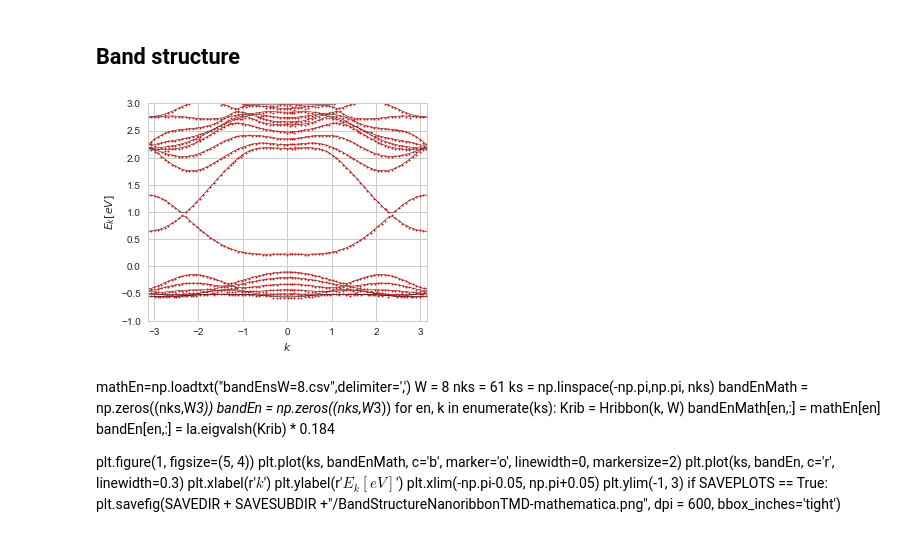
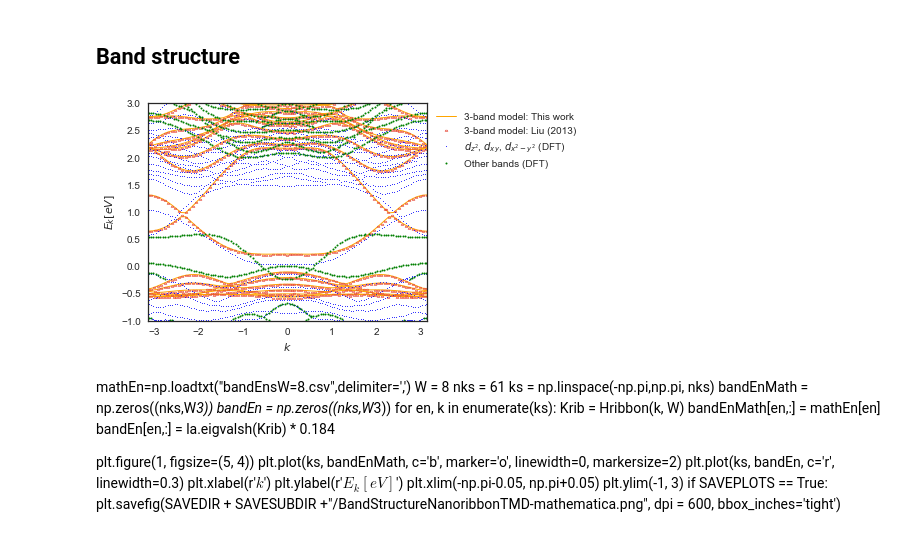
Before and after one commit to SriramanT/qmc_master_code, a Jupyter notebook: ANALYTICAL/src/hubbard-mf.ipynb, the cells around one changed output. Cells and saved outputs as stored; diff of their text form; code cells hidden in the pictures.

```diff
--- a/ANALYTICAL/src/hubbard-mf.ipynb
+++ b/ANALYTICAL/src/hubbard-mf.ipynb
@@ -15,9 +15,9 @@ cwd = os.getcwd()
 import seaborn as sns
 sns.set()
 sns.set_style("white")
-sns.set_palette(sns.diverging_palette(220, 20, n=6))
+sns.set_palette(sns.diverging_palette(230, 20, n=6))
 
-SAVEPLOTS = False
+SAVEPLOTS = True
 
 SAVEDIR = "../plots/mf-hubbard"
 if not os.path.exists(SAVEDIR):
@@ -145,7 +145,7 @@ for idx, U in enumerate(Us):
         m[fill] = (Nup[fill] - Ndown[fill]) / Np
 
     ax.plot(m, E, label = '$\quadU=$' + r'' + str(U), linewidth = 0.5)
-    lgd = ax.legend(bbox_to_anchor=(1.05, 1), loc=2, borderaxespad=0.)
+    lgd = ax.legend(loc=4, borderaxespad=0., ncol = 2, columnspacing = 0.5, fontsize = 'small', mode = "expand")
     plt.title(r'$t=$' + r'' + str(t) + r'$\quadN=$' \
               + r'' + str(N) + r'$\quad\rho=$' + r'' + str(1/filling))
 
@@ -1184,30 +1186,35 @@ array([[ 0.-0.j,  0.+0.j,  0.-0.j,  0.+0.j,  0.+0.j,  0.+0.j,  0.-0.j,
 # %% [markdown]
 ## Band structure
 # %%
-SAVEPLOTS = False
+SAVEPLOTS = True
 
 bandLiu=np.loadtxt("bandLiu2013.csv",delimiter=',')
-sns.set_style("whitegrid")
+bandBlue=np.loadtxt("bandsInBlue.csv",delimiter=',')
+bandGreen=np.loadtxt("bandsInGreen.csv",delimiter=',')
+sns.set_style("white")
 W = 8
 nks = 60
 ks = np.linspace(-np.pi,np.pi, nks)
 bandEn = np.zeros((nks,W*3))
 for en, k in enumerate(ks):
     bandEn[en,:] = la.eigvalsh(Hribbon(k, W)) * abs_t0
 
 plt.figure(1, figsize=(5, 4))
-plt.plot(ks, bandEn, markersize=0, linewidth = 0.5, c = 'black')
-plt.plot(bandLiu[:,0],bandLiu[:,1], c='r', marker='o', linewidth=0.0, markersize=2)
+plt.plot(ks, bandEn, markersize=0, linewidth = 1, c = "orange", label = '3-band model: This work')
+plt.plot(bandLiu[:,0],bandLiu[:,1], c="#e74c3c", marker='^', linewidth=0.0, markersize= 0.3, markeredgewidth = 2, label = '3-band model: Liu (2013)')
+plt.plot(bandBlue[:,0],bandBlue[:,1], c="blue", marker='o', linewidth=0.0, markersize= 1., label = r'$d_{z^2}$, $d_{xy}$, $d_{x^2-y^2}$ (DFT)')
+plt.plot(bandGreen[:,0],bandGreen[:,1], c="green", marker='o', linewidth=0.0, markersize= 2, label = 'Other bands (DFT)')
 plt.xlabel(r'$k$')
 plt.ylabel(r'$E_{k} [eV]$')
 plt.xlim(-np.pi, np.pi)
 plt.ylim(-1, 3)
+plt.legend(bbox_to_anchor = (1,1))
 if SAVEPLOTS == True:
     plt.savefig(SAVEDIR + SAVESUBDIR +"/BandStructureNanoribbonTMD.png", dpi = 600, bbox_inches='tight')
 
 sns.set_style("white")
 # %% [output]
-[figure, old version]
+[figure, new version]
 # %% [markdown]
 mathEn=np.loadtxt("bandEnsW=8.csv",delimiter=',')
 W = 8
```
Also changed, not shown: parts of 2 cells of this notebook, 15 other files.
